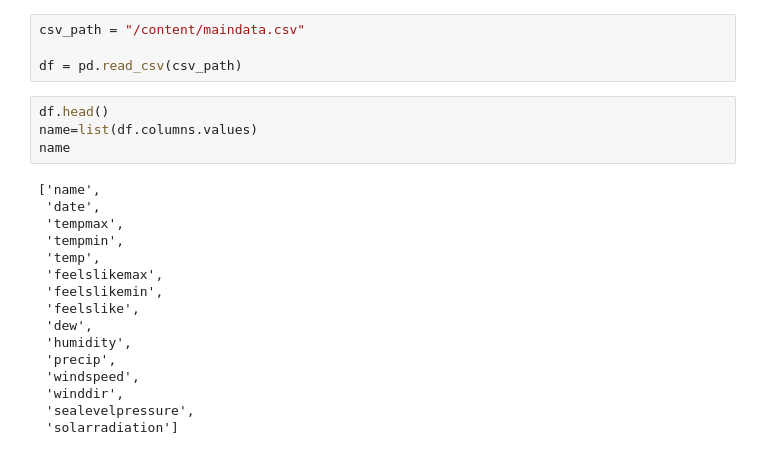
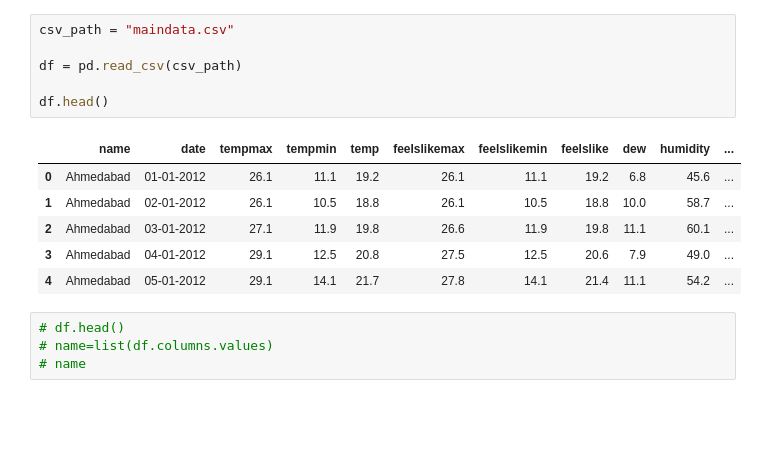
Before and after one commit to Henil21/Natural_Language_processing, a Jupyter notebook: time_series.ipynb, the cells around one changed output. Cells and saved outputs as stored; diff of their text form; blank space fills up the shorter version.

```diff
--- a/time_series.ipynb
+++ b/time_series.ipynb
@@ -7,24 +25,17 @@ import keras
 # %%
-csv_path = "/content/maindata.csv"
+csv_path = "maindata.csv"
 
 df = pd.read_csv(csv_path)
+
+df.head()
+# %% [output]
+|  | name | date | tempmax | tempmin | temp | feelslikemax | feelslikemin | feelslike | dew | humidity | ... |
+| 0 | Ahmedabad | 01-01-2012 | 26.1 | 11.1 | 19.2 | 26.1 | 11.1 | 19.2 | 6.8 | 45.6 | ... |
+| 1 | Ahmedabad | 02-01-2012 | 26.1 | 10.5 | 18.8 | 26.1 | 10.5 | 18.8 | 10.0 | 58.7 | ... |
+| 2 | Ahmedabad | 03-01-2012 | 27.1 | 11.9 | 19.8 | 26.6 | 11.9 | 19.8 | 11.1 | 60.1 | ... |
+| 3 | Ahmedabad | 04-01-2012 | 29.1 | 12.5 | 20.8 | 27.5 | 12.5 | 20.6 | 7.9 | 49.0 | ... |
+| 4 | Ahmedabad | 05-01-2012 | 29.1 | 14.1 | 21.7 | 27.8 | 14.1 | 21.4 | 11.1 | 54.2 | ... |
 # %%
-df.head()
-name=list(df.columns.values)
-name
+# df.head()
+# name=list(df.columns.values)
+# name
-# %% [output]
-['name',
- 'date',
- 'tempmax',
- 'tempmin',
- 'temp',
- 'feelslikemax',
- 'feelslikemin',
- 'feelslike',
- 'dew',
- 'humidity',
- 'precip',
- 'windspeed',
- 'winddir',
- 'sealevelpressure',
- 'solarradiation']
```
Also changed, not shown: parts of 19 cells of this notebook.
